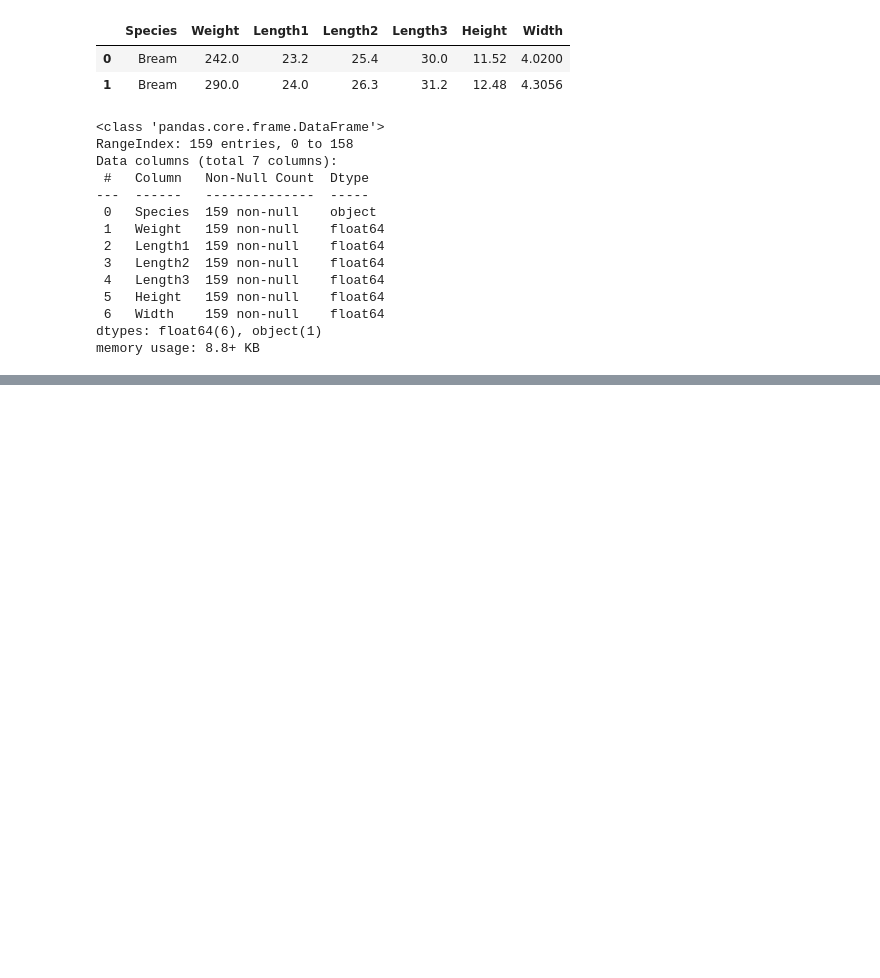
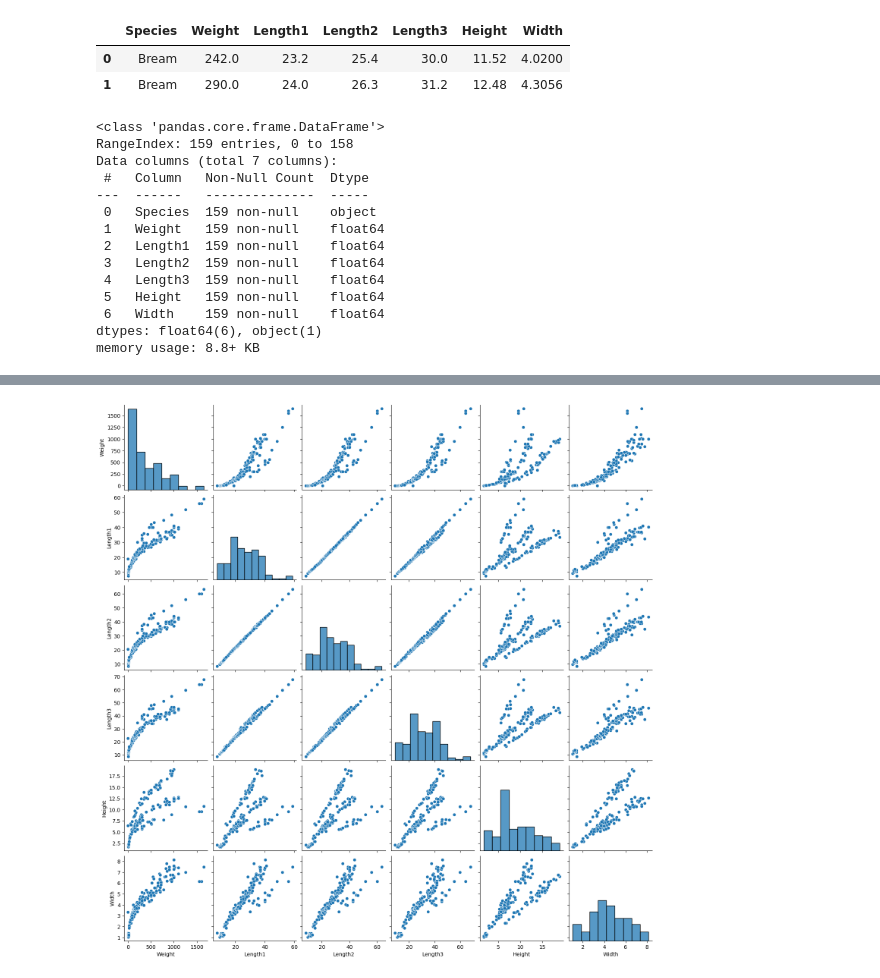
Before and after one commit to joaoalexarruda/fishcatch, a Jupyter notebook: main.ipynb, the cells around one changed output, grey strips where cells are left out. Saved outputs shown, nothing was run; the diff lists cells and outputs as text; code cells hidden in the pictures; blank space fills up the shorter version.

Commit message:
added pairplot

```diff
--- a/main.ipynb
+++ b/main.ipynb
@@ -49,0 +65,5 @@ memory usage: 8.8+ KB
+# %%
+sns.pairplot(df)
+plt.show()
+# %% [output]
+[figure, added]
```
Also changed, not shown: parts of 3 cells of this notebook, 1 other file.
